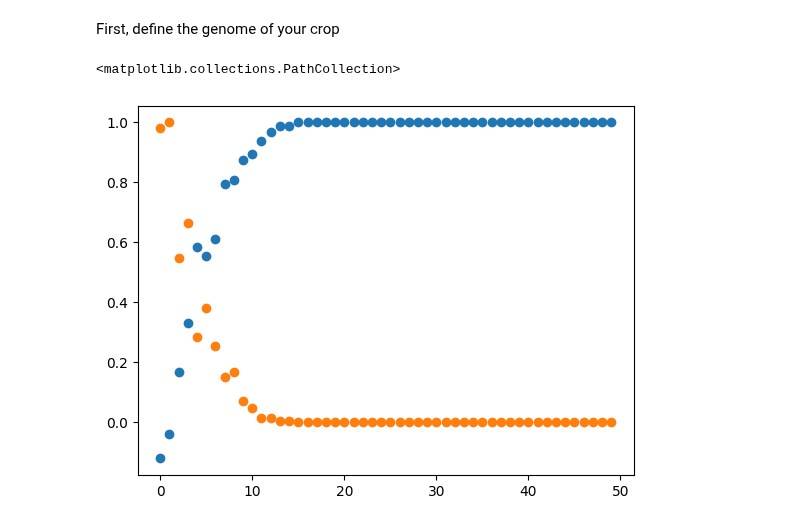
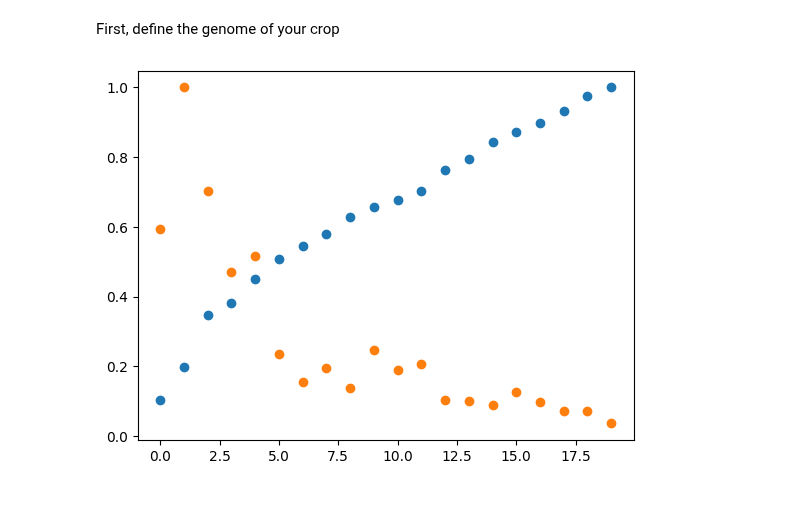
Before and after one commit to cjGO/burbankai, a Jupyter notebook: nbs/index.ipynb, the cells around one changed output. Saved outputs shown, nothing was run; the diff lists cells and outputs as text; code cells hidden in the pictures.

Commit message:
try adding device option for gpu

```diff
--- a/nbs/index.ipynb
+++ b/nbs/index.ipynb
@@ -47,58 +47,61 @@ import random
 
 ploidy = 2
 number_chromosomes = 10
 loci_per_chromosome = 100
 genetic_map = create_random_genetic_map(number_chromosomes,loci_per_chromosome)
 crop_genome = Genome(ploidy, number_chromosomes, loci_per_chromosome, genetic_map)
 
 n_founders = 500
 founder_pop = create_random_founder_pop(crop_genome , n_founders)
-simparam = SimParam
-simparam.founder_pop = founder_pop
-simparam.genome = crop_genome
+sim_param = SimParam
+sim_param.founder_pop = founder_pop
+sim_param.genome = crop_genome
 
 
 #add a single additive trait
 qtl_loci = 20
-qtl_map = select_qtl_loci(qtl_loci,simparam.genome)
+qtl_map = select_qtl_loci(qtl_loci,sim_param.genome)
 
-ta = TraitA(qtl_map,simparam,0, 1)
+ta = TraitA(qtl_map,sim_param,0, 1)
 ta.sample_initial_effects()
 ta.scale_genetic_effects()
 ta.calculate_intercept()
 
 
 
 
 
-years = 50
-current_pop = founder_pop
+
+# Ensure sim_param.device is defined and correct
+device = sim_param.device
+
+years = 20
+current_pop = founder_pop.to(device)
 pmean = []
 pvar = []
-for i in range(years):
-    #phenotype current pop
-    TOPK = 2
-    new_pop=[]
-    pheno = ta.phenotype(current_pop,h2=.14)
-    topk = torch.topk(pheno,TOPK).indices
 
-    for i in range(200):
-        sampled_indices = torch.multinomial(torch.ones(topk.size(0)), 2, replacement=False)
+for _ in range(years):
+    # phenotype current pop
+    TOPK = 10
+    new_pop = []
+    pheno = ta.phenotype(current_pop, h2=0.14).to(device)
+    topk = torch.topk(pheno, TOPK).indices.to(device)
+
+    for _ in range(200):
+        sampled_indices = torch.multinomial(torch.ones(topk.size(0), device=device), 2, replacement=False)
         sampled_parents = topk[sampled_indices]
-        m,f = current_pop[sampled_parents[0]], current_pop[sampled_parents[1]]
-        new_pop.append(make_cross(simparam.genome.genetic_map, m, f))
+        m, f = current_pop[sampled_parents[0]], current_pop[sampled_parents[1]]
+        new_pop.append(make_cross(sim_param, m, f).to(device))
 
-    current_pop = torch.stack(new_pop)
-    pmean.append(ta.calculate_genetic_values(current_pop).mean())
-    pvar.append(ta.calculate_genetic_values(current_pop).var())
+    current_pop = torch.stack(new_pop).to(device)
+    pmean.append(ta.calculate_genetic_values(current_pop).mean().item())
+    pvar.append(ta.calculate_genetic_values(current_pop).var().item())
 
+pmean_normalized = torch.tensor(pmean, device=device) / max(pmean)
+pvar_normalized = torch.tensor(pvar, device=device) / max(pvar)
 
-pmean_normalized = torch.tensor(pmean) / max(pmean)
-
-pvar_normalized = torch.tensor(pvar) / max(pvar)
-
-plt.scatter(range(len(pmean_normalized)), pmean_normalized)
-plt.scatter(range(len(pvar_normalized)), pvar_normalized)
+plt.scatter(range(len(pmean_normalized)), pmean_normalized.cpu())
+plt.scatter(range(len(pvar_normalized)), pvar_normalized.cpu())
+plt.show()
 # %% [output]
-<matplotlib.collections.PathCollection>
-[figure, old version]
+[figure, new version]
```
Also changed, not shown: 10 other files.
